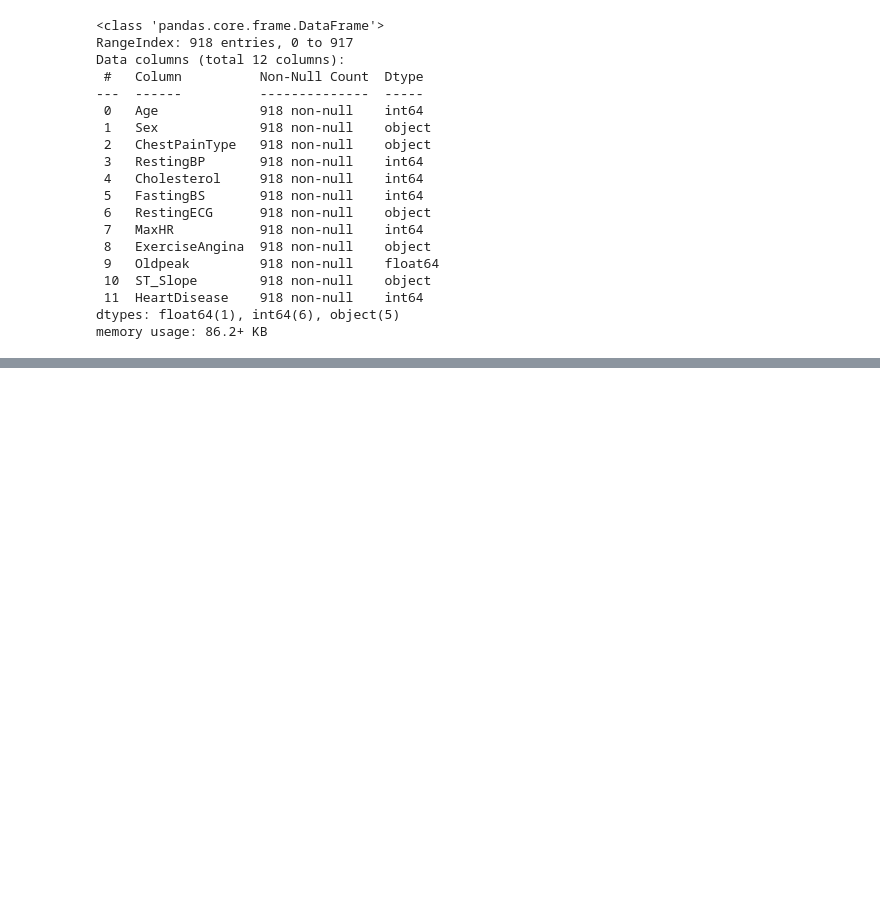
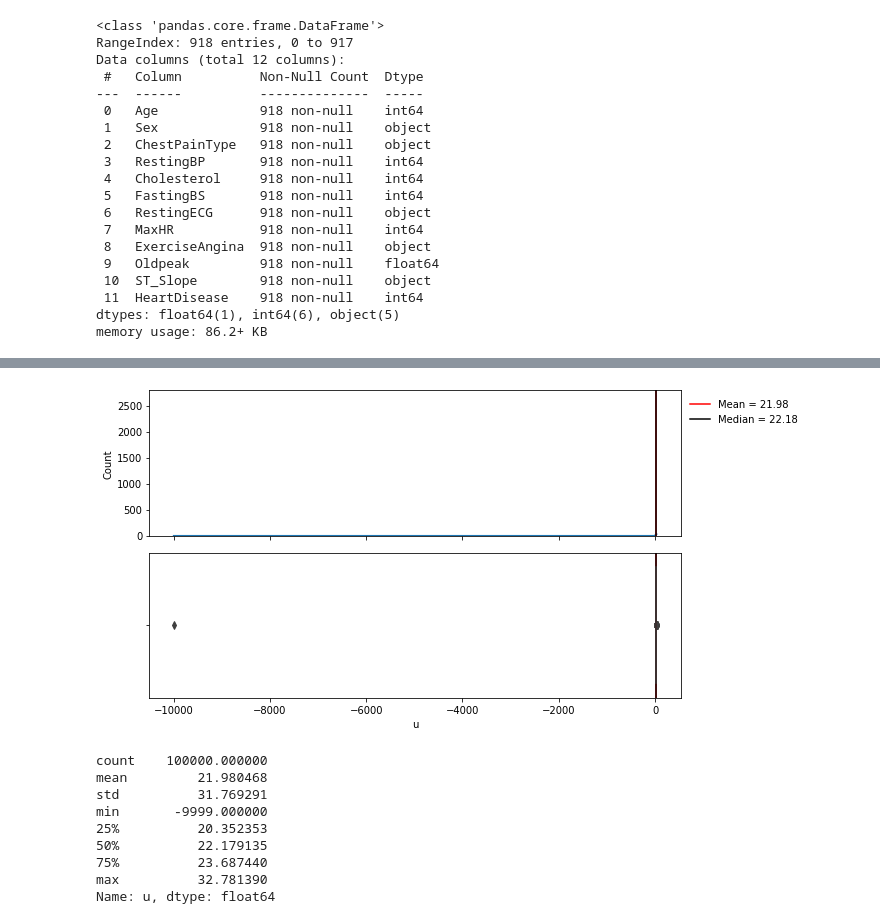
Before and after one commit to osluder/project-2, a Jupyter notebook: project_2.ipynb, the cells around one changed output, grey strips where cells are left out. Cells and saved outputs as stored; diff of their text form; code cells hidden in the pictures; blank space fills up the shorter version.

```diff
--- a/project_2.ipynb
+++ b/project_2.ipynb
@@ -179,0 +417,18 @@ memory usage: 86.2+ KB
+# %%
+# u
+whaleyplot(df, 'u')
+plt.show()
+
+print()
+df['u'].describe()
+# %% [output]
+[figure, added]
+count    100000.000000
+mean         21.980468
+std          31.769291
+min       -9999.000000
+25%          20.352353
+50%          22.179135
+75%          23.687440
+max          32.781390
+Name: u, dtype: float64
```
Also changed, not shown: parts of 33 cells of this notebook.
